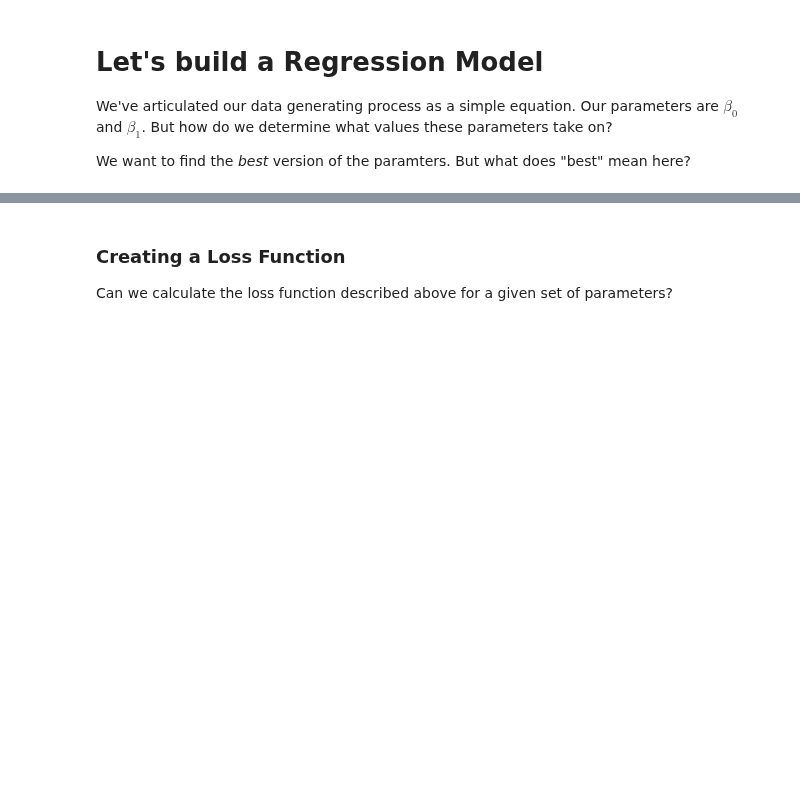
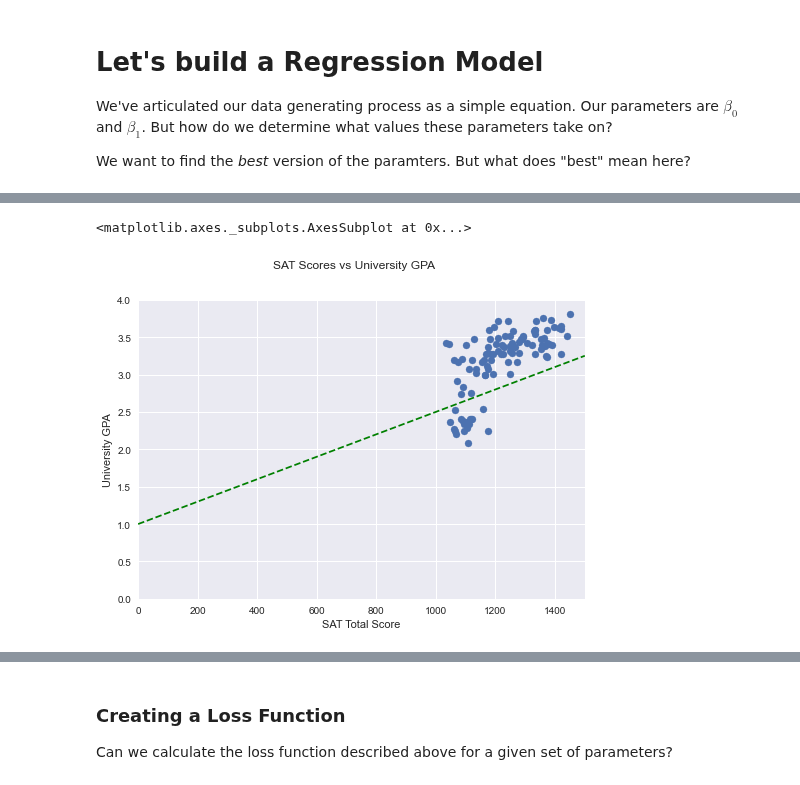
Before and after one commit to Per48edjes/Misc-DA-Prob-Stat, a Jupyter notebook: Lesson_4/Python_4/intro_to_regression.ipynb, the cells around one changed output, grey strips where cells are left out. Cells and saved outputs as stored; diff of their text form; code cells hidden in the pictures; blank space fills up the shorter version.

```diff
--- a/Lesson_4/Python_4/intro_to_regression.ipynb
+++ b/Lesson_4/Python_4/intro_to_regression.ipynb
@@ -97,0 +107,37 @@ We want to find the *best* version of the paramters. But what does "best" mean h
+# %%
+def get_predicted_value(beta_0: float, beta_1: float, x: float) -> float:
+    """
+    calculates the predicted value based on:
+    - ``x``: independent variable
+    - ``beta_0``: intercept parameter
+    - ``beta_1``: slope parameter
+    """
+    return beta_0 + beta_1 * x
+
+def fit_line(X: np.array, beta_0: float, beta_1: float) -> pd.Series:
+    """
+    Returns a series of predicted Y values for X and beta_0 and beta_1 values:
+    - ``X``: independent variable as np.array
+    - ``beta_0``: intercept parameter
+    - ``beta_1``: slope parameter
+    """
+    return pd.Series(
+        [get_predicted_value(beta_0, beta_1, x) for x in X],
+        index=X)
+
+fig = plt.figure()
+plt.scatter(data.Total_SAT, data.univ_GPA)
+fig.suptitle('SAT Scores vs University GPA')
+plt.xlabel('SAT Total Score')
+plt.ylabel('University GPA')
+plt.xlim(0,1500)
+plt.ylim(0,4)
+
+## INPUT OUR PREDICTED VALUES BELOW
+beta_0 = 1
+beta_1 = 0.0015
+
+fit_line(np.arange(0, 1600), beta_0, beta_1).plot(linestyle='dashed', color="green")
+# %% [output]
+<matplotlib.axes._subplots.AxesSubplot at 0x...>
+[figure, added]
```
Also changed, not shown: parts of 32 cells of this notebook.
